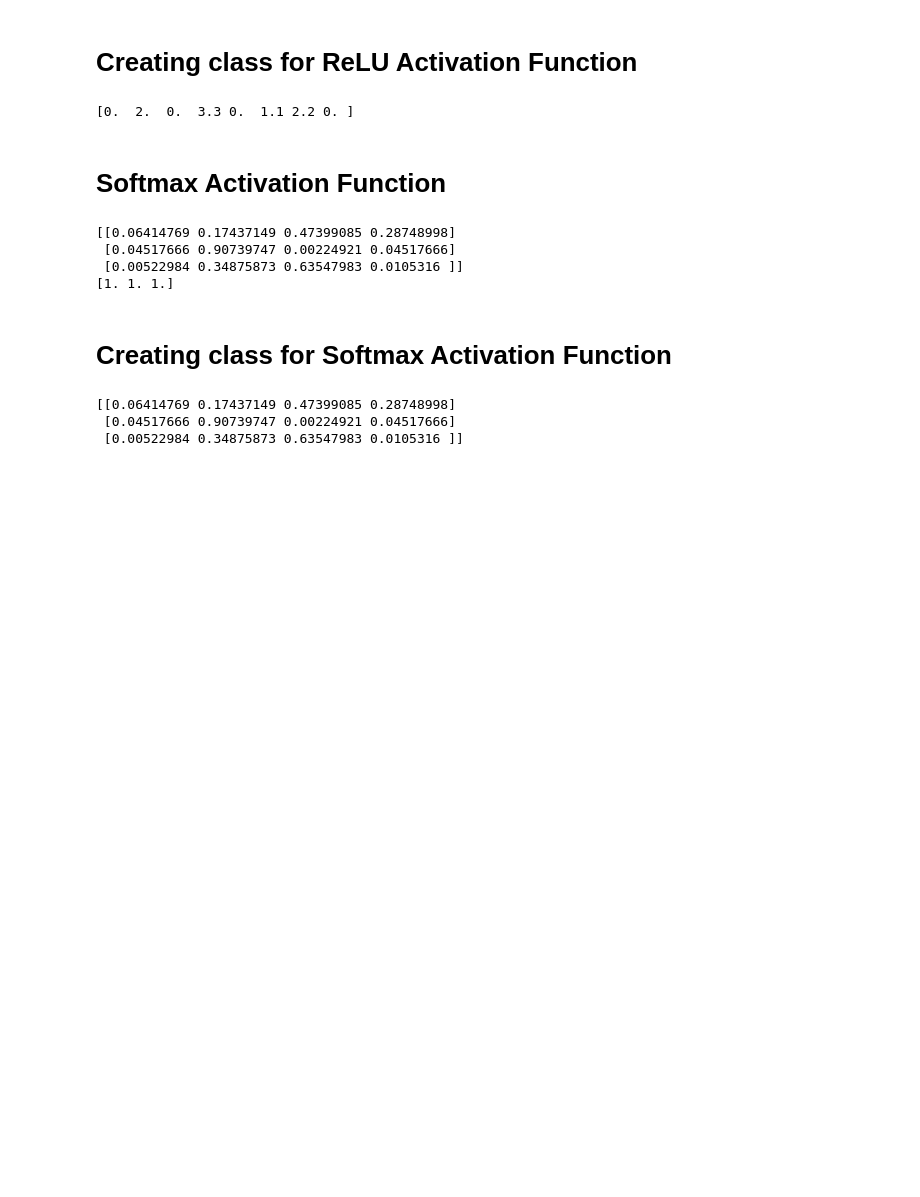
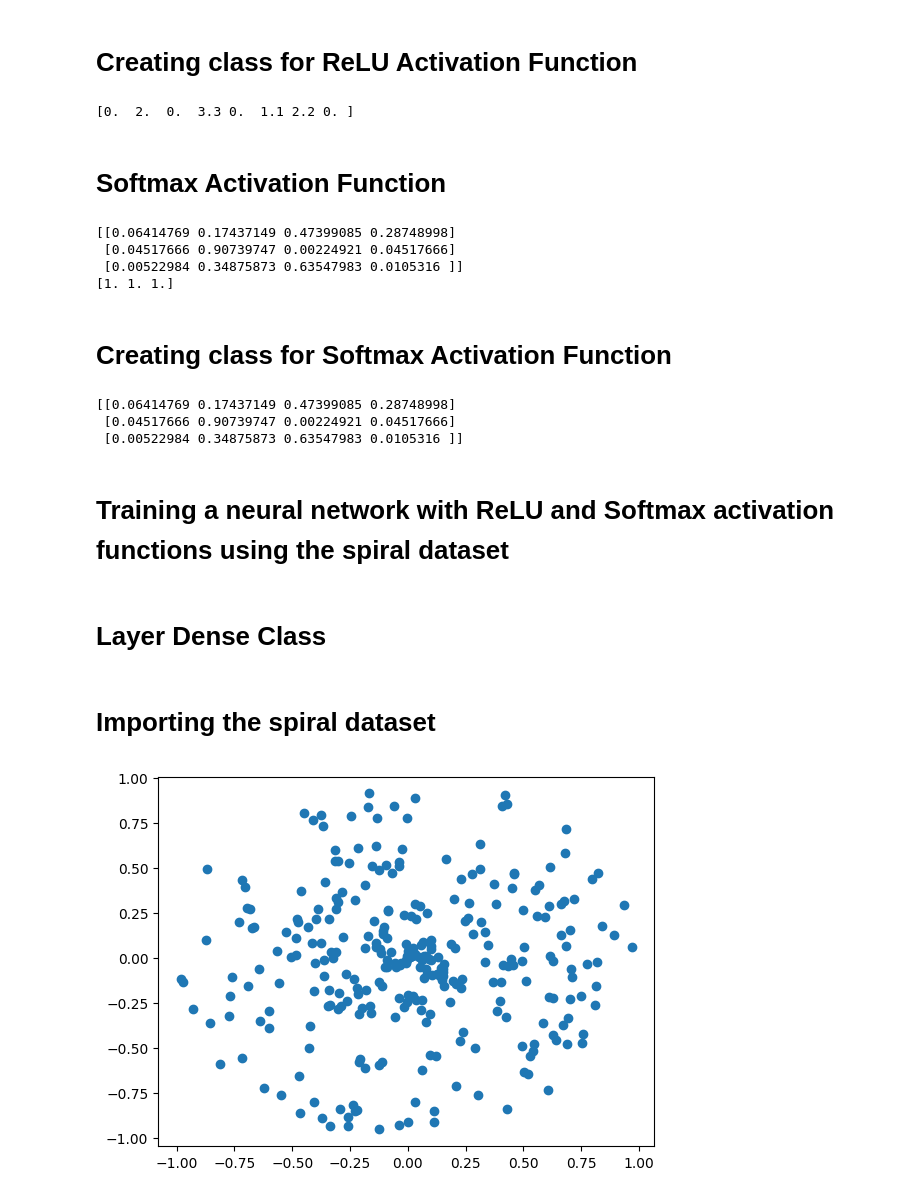
Before and after one commit to patilmanas04/Neural-Networks-from-Scratch, a Jupyter notebook: NN_from_scratch_part6.ipynb, the cells around one changed output. Drawn from its saved outputs; the diff is of its cells as text; code cells hidden in the pictures; blank space fills up the shorter version.

Commit message:
Learn to create a 2 layer ANN with ReLU and Softmax Activation Function using the spiral dataset of 100 samples and 3 classes

```diff
--- a/NN_from_scratch_part6.ipynb
+++ b/NN_from_scratch_part6.ipynb
@@ -53,3 +55,7 @@ print(activation_softmax.output)
 [[0.06414769 0.17437149 0.47399085 0.28748998]
  [0.04517666 0.90739747 0.00224921 0.04517666]
  [0.00522984 0.34875873 0.63547983 0.0105316 ]]
+# %% [markdown]
+# Training a neural network with ReLU and Softmax activation functions using the spiral dataset
+# %% [markdown]
+# Layer Dense Class
@@ -55,0 +72,8 @@ print(activation_softmax.output)
+# %% [markdown]
+# Importing the spiral dataset
+# %%
+X, y = spiral_data(samples=100, classes=3)
+plt.scatter(X[:, 0], X[:, 1])
+plt.show()
+# %% [output]
+[figure, added]
```
Also changed, not shown: parts of 5 cells of this notebook, 1 other file.
